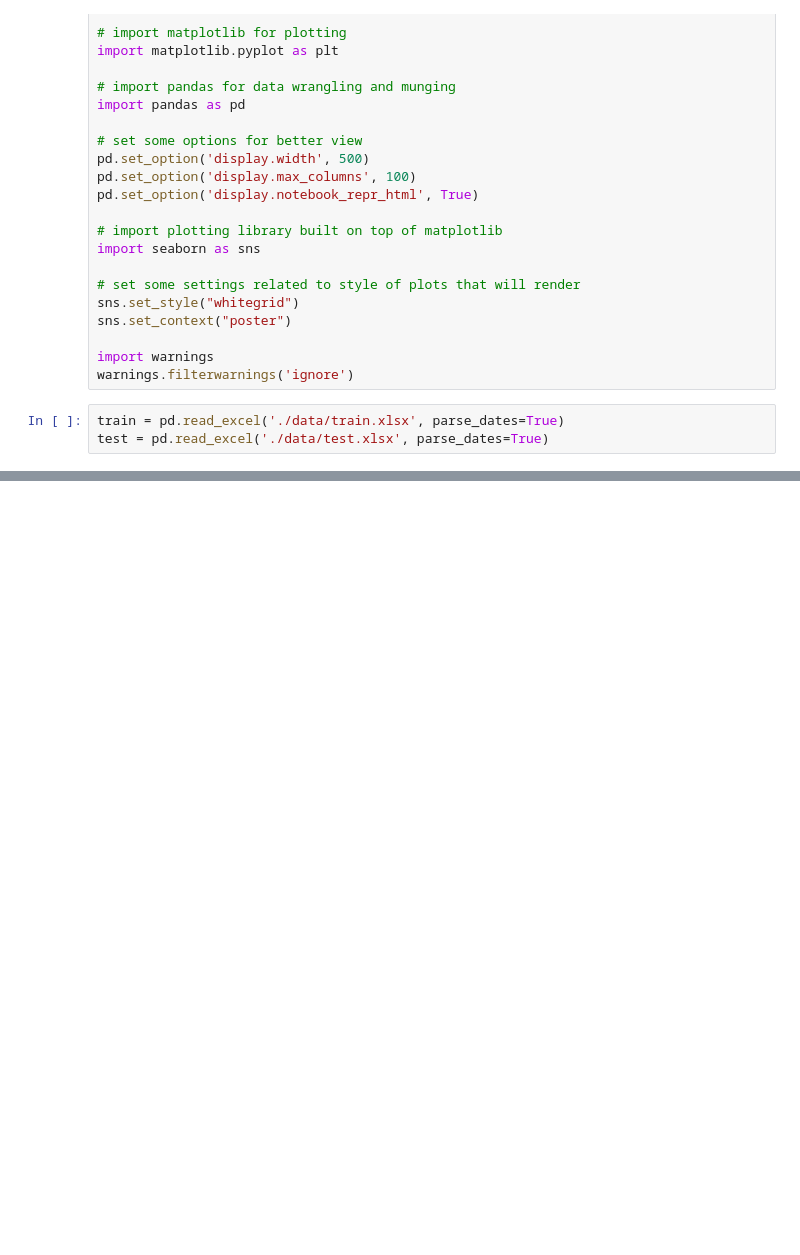
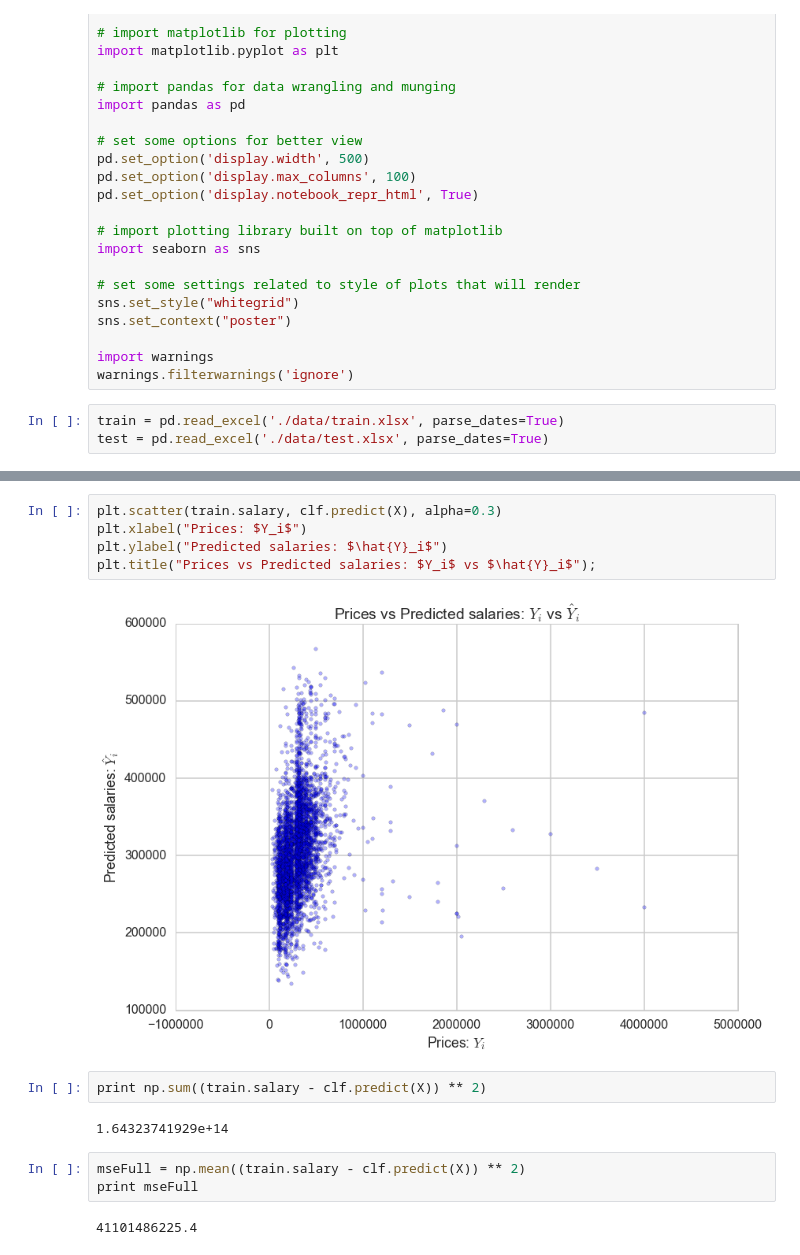
Before and after one commit to numb3r33/CoDS2016, a Jupyter notebook: Modelling.ipynb, the cells around one changed output, grey strips where cells are left out. Cells and saved outputs as stored; diff of their text form; blank space fills up the shorter version.

```diff
--- a/Modelling.ipynb
+++ b/Modelling.ipynb
@@ -30,0 +145,16 @@ test = pd.read_excel('./data/test.xlsx', parse_dates=True)
+# %%
+plt.scatter(train.salary, clf.predict(X), alpha=0.3)
+plt.xlabel("Prices: $Y_i$")
+plt.ylabel("Predicted salaries: $\hat{Y}_i$")
+plt.title("Prices vs Predicted salaries: $Y_i$ vs $\hat{Y}_i$");
+# %% [output]
+[figure, added]
+# %%
+print np.sum((train.salary - clf.predict(X)) ** 2)
+# %% [output]
+1.64323741929e+14
+# %%
+mseFull = np.mean((train.salary - clf.predict(X)) ** 2)
+print mseFull
+# %% [output]
+41101486225.4
```
Also changed, not shown: parts of 21 cells of this notebook, 1 other file.
